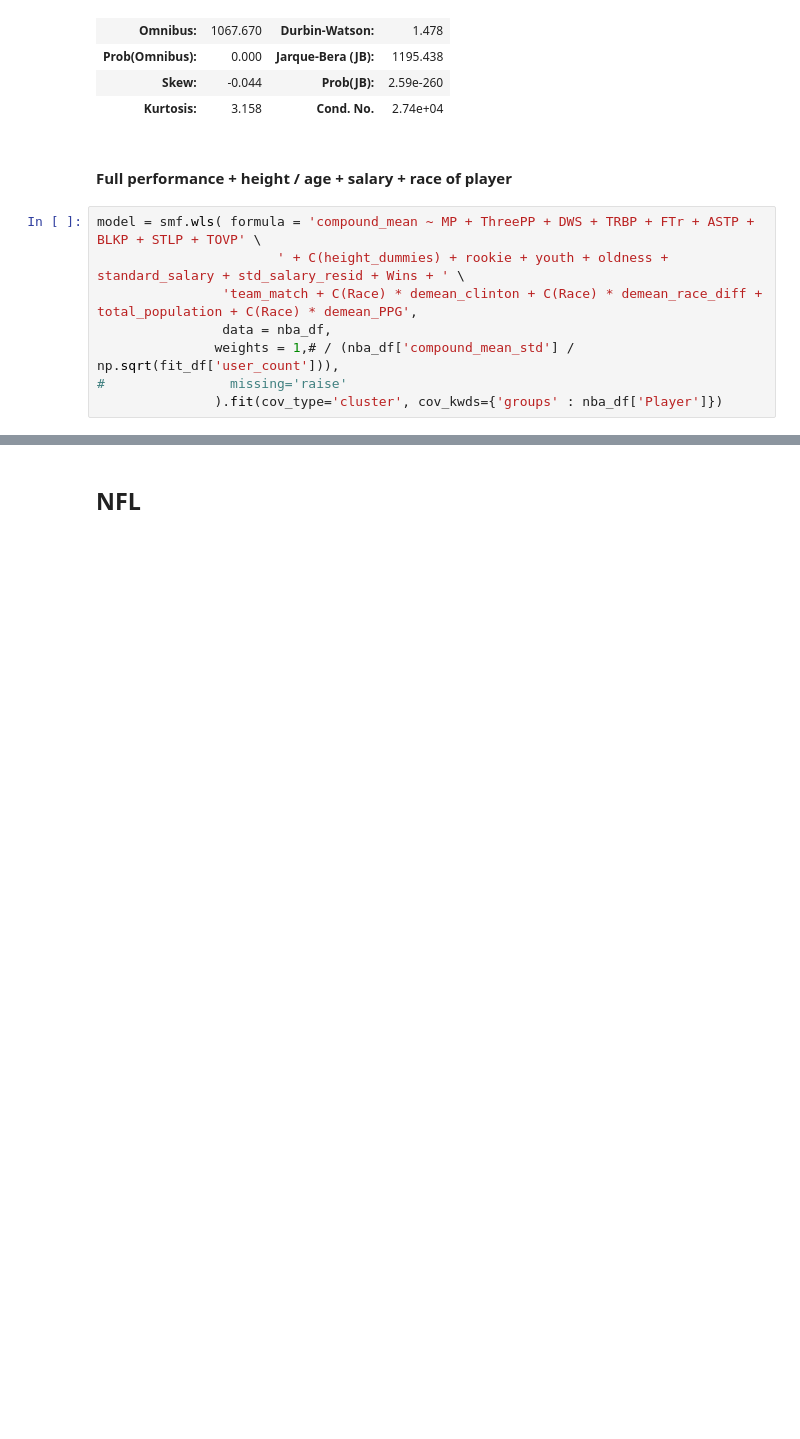
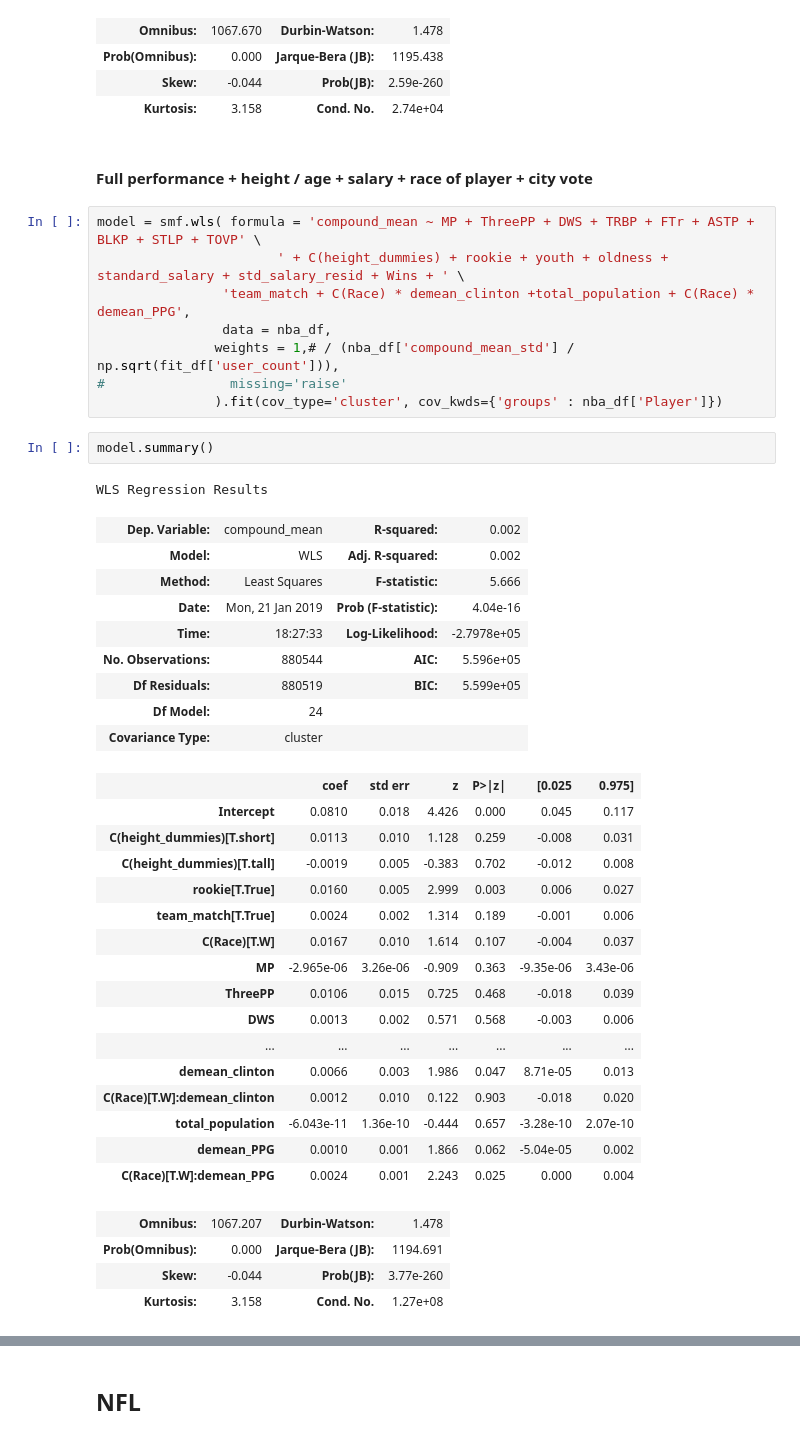
Before and after one commit to map222/trailofpapers, a Jupyter notebook: sentiment_sports/user_player_regression.ipynb, the cells around one changed output, grey strips where cells are left out. Saved outputs shown, nothing was run; the diff lists cells and outputs as text; blank space fills up the shorter version.

```diff
--- a/sentiment_sports/user_player_regression.ipynb
+++ b/sentiment_sports/user_player_regression.ipynb
@@ -302,12 +302,45 @@ WLS Regression Results
 | Skew: | -0.044 | Prob(JB): | 2.59e-260 |
 | Kurtosis: | 3.158 | Cond. No. | 2.74e+04 |
 # %% [markdown]
-#### Full performance + height / age + salary + race of player
+#### Full performance + height / age + salary + race of player + city vote
 # %%
 model = smf.wls( formula = 'compound_mean ~ MP + ThreePP + DWS + TRBP + FTr + ASTP + BLKP + STLP + TOVP' \
                        ' + C(height_dummies) + rookie + youth + oldness + standard_salary + std_salary_resid + Wins + ' \
-                'team_match + C(Race) * demean_clinton + C(Race) * demean_race_diff + total_population + C(Race) * demean_PPG',
+                'team_match + C(Race) * demean_clinton +total_population + C(Race) * demean_PPG',
                 data = nba_df,
                weights = 1,# / (nba_df['compound_mean_std'] / np.sqrt(fit_df['user_count'])),
 #                missing='raise'
                ).fit(cov_type='cluster', cov_kwds={'groups' : nba_df['Player']})
+# %%
+model.summary()
+# %% [output]
+WLS Regression Results
+| Dep. Variable: | compound_mean | R-squared: | 0.002 |
+| Model: | WLS | Adj. R-squared: | 0.002 |
+| Method: | Least Squares | F-statistic: | 5.666 |
+| Date: | Mon, 21 Jan 2019 | Prob (F-statistic): | 4.04e-16 |
+| Time: | 18:27:33 | Log-Likelihood: | -2.7978e+05 |
+| No. Observations: | 880544 | AIC: | 5.596e+05 |
+| Df Residuals: | 880519 | BIC: | 5.599e+05 |
+| Df Model: | 24 |  |  |
+| Covariance Type: | cluster |  |  |
+|  | coef | std err | z | P>|z| | [0.025 | 0.975] |
+| Intercept | 0.0810 | 0.018 | 4.426 | 0.000 | 0.045 | 0.117 |
+| C(height_dummies)[T.short] | 0.0113 | 0.010 | 1.128 | 0.259 | -0.008 | 0.031 |
+| C(height_dummies)[T.tall] | -0.0019 | 0.005 | -0.383 | 0.702 | -0.012 | 0.008 |
+| rookie[T.True] | 0.0160 | 0.005 | 2.999 | 0.003 | 0.006 | 0.027 |
+| team_match[T.True] | 0.0024 | 0.002 | 1.314 | 0.189 | -0.001 | 0.006 |
+| C(Race)[T.W] | 0.0167 | 0.010 | 1.614 | 0.107 | -0.004 | 0.037 |
+| MP | -2.965e-06 | 3.26e-06 | -0.909 | 0.363 | -9.35e-06 | 3.43e-06 |
+| ThreePP | 0.0106 | 0.015 | 0.725 | 0.468 | -0.018 | 0.039 |
+| DWS | 0.0013 | 0.002 | 0.571 | 0.568 | -0.003 | 0.006 |
+| ... | ... | ... | ... | ... | ... | ... |
+| demean_clinton | 0.0066 | 0.003 | 1.986 | 0.047 | 8.71e-05 | 0.013 |
+| C(Race)[T.W]:demean_clinton | 0.0012 | 0.010 | 0.122 | 0.903 | -0.018 | 0.020 |
+| total_population | -6.043e-11 | 1.36e-10 | -0.444 | 0.657 | -3.28e-10 | 2.07e-10 |
+| demean_PPG | 0.0010 | 0.001 | 1.866 | 0.062 | -5.04e-05 | 0.002 |
+| C(Race)[T.W]:demean_PPG | 0.0024 | 0.001 | 2.243 | 0.025 | 0.000 | 0.004 |
+| Omnibus: | 1067.207 | Durbin-Watson: | 1.478 |
+| Prob(Omnibus): | 0.000 | Jarque-Bera (JB): | 1194.691 |
+| Skew: | -0.044 | Prob(JB): | 3.77e-260 |
+| Kurtosis: | 3.158 | Cond. No. | 1.27e+08 |
```
Also changed, not shown: parts of 15 cells of this notebook, 3 other files.
